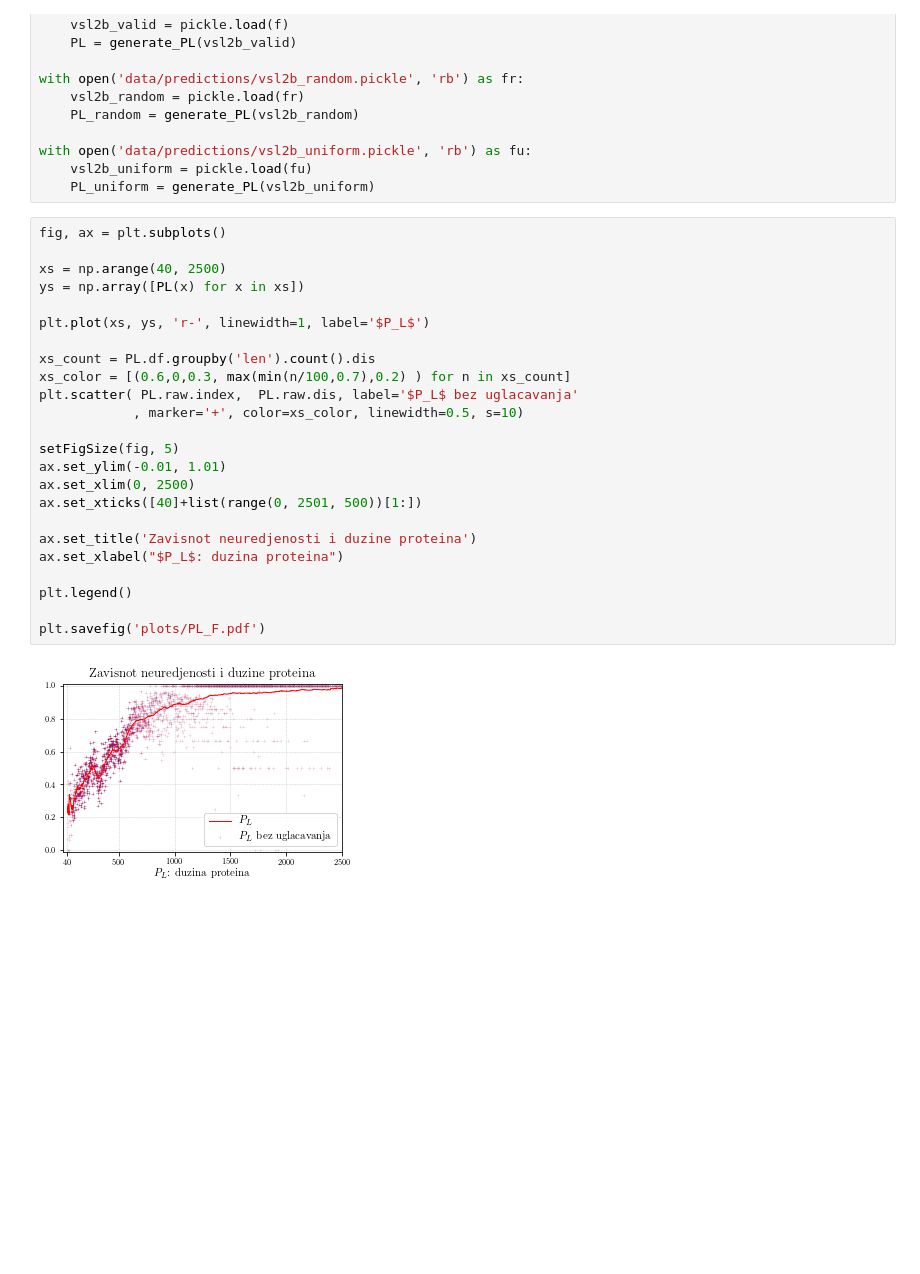
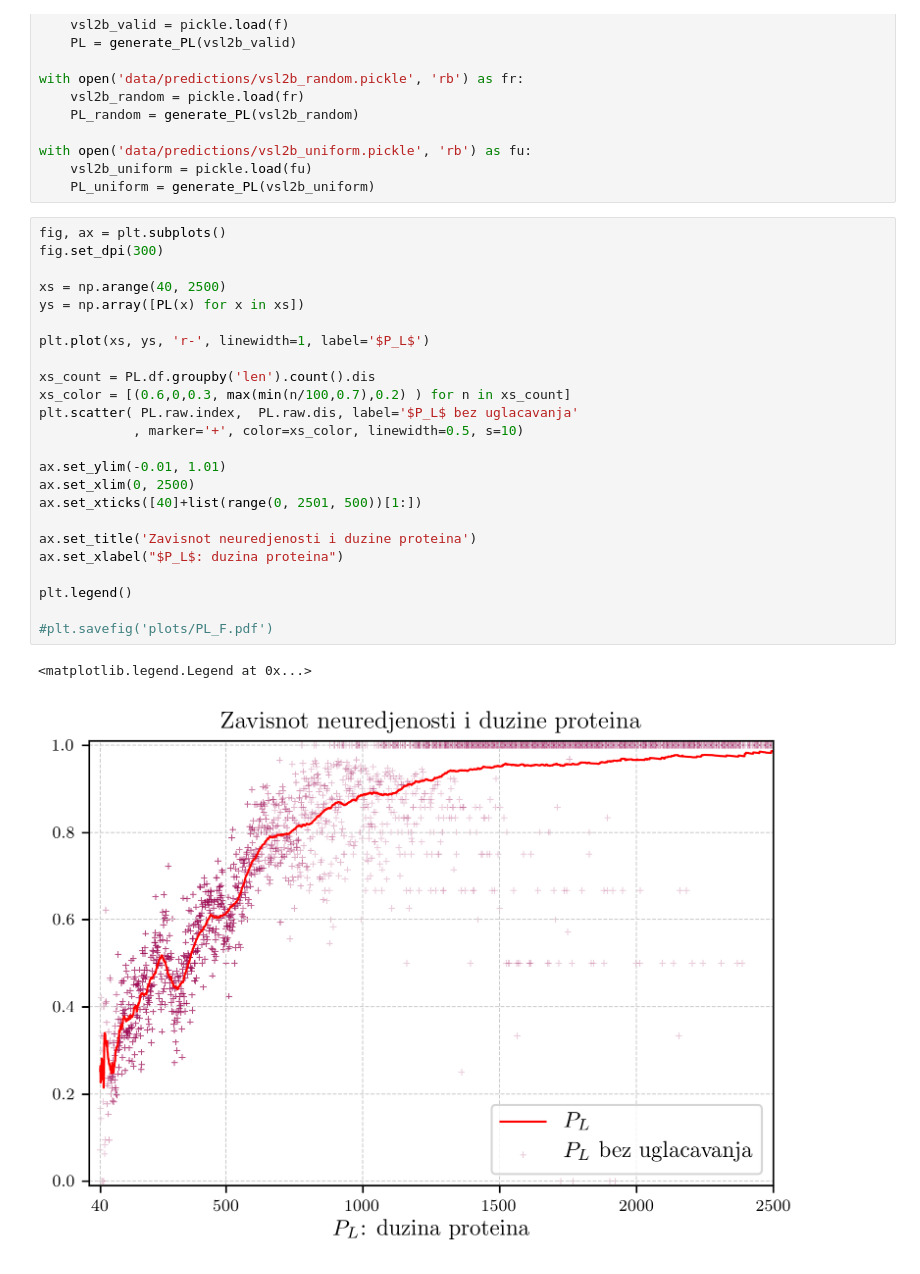
Before and after one commit to gvinterhalter/MASTER2, a Jupyter notebook: 2.1 PL.ipynb, the cells around one changed output. Saved outputs shown, nothing was run; the diff lists cells and outputs as text; blank space fills up the shorter version.

```diff
--- a/2.1 PL.ipynb
+++ b/2.1 PL.ipynb
@@ -44,29 +44,30 @@ with open('data/predictions/vsl2b_uniform.pickle', 'rb') as fu:
     PL_uniform = generate_PL(vsl2b_uniform)
 # %%
 fig, ax = plt.subplots()
+fig.set_dpi(300)
 
 xs = np.arange(40, 2500)
 ys = np.array([PL(x) for x in xs])
 
 plt.plot(xs, ys, 'r-', linewidth=1, label='$P_L$')
 
 xs_count = PL.df.groupby('len').count().dis
 xs_color = [(0.6,0,0.3, max(min(n/100,0.7),0.2) ) for n in xs_count]
 plt.scatter( PL.raw.index,  PL.raw.dis, label='$P_L$ bez uglacavanja'
             , marker='+', color=xs_color, linewidth=0.5, s=10)
 
-setFigSize(fig, 5)
 ax.set_ylim(-0.01, 1.01)
 ax.set_xlim(0, 2500)
 ax.set_xticks([40]+list(range(0, 2501, 500))[1:])
 
 ax.set_title('Zavisnot neuredjenosti i duzine proteina')
 ax.set_xlabel("$P_L$: duzina proteina")
 
 plt.legend()
 
-plt.savefig('plots/PL_F.pdf')
+#plt.savefig('plots/PL_F.pdf')
 # %% [output]
+<matplotlib.legend.Legend at 0x...>
-[figure, old version]
+[figure, new version]
 # %%
 fig, ax = plt.subplots()
```
Also changed, not shown: parts of 12 cells of this notebook, 29 other files.
